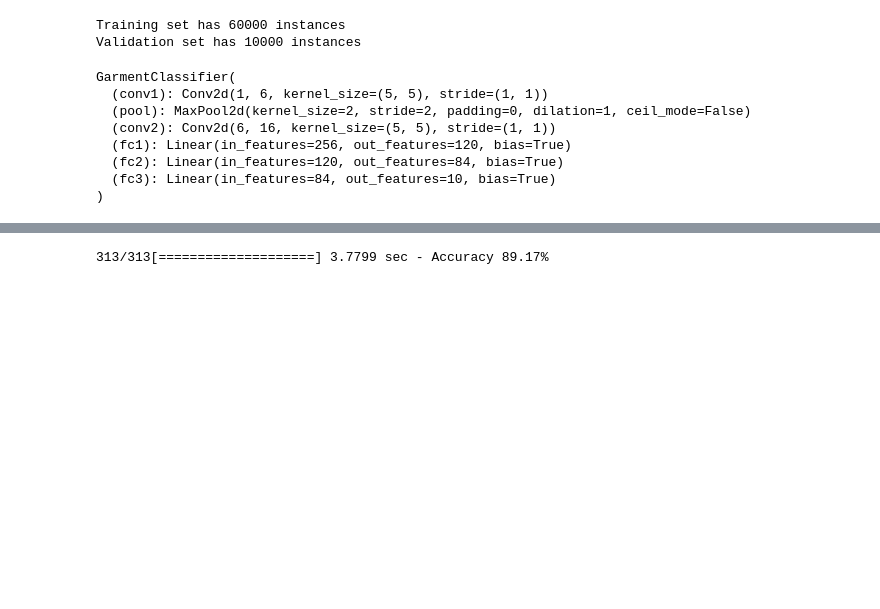
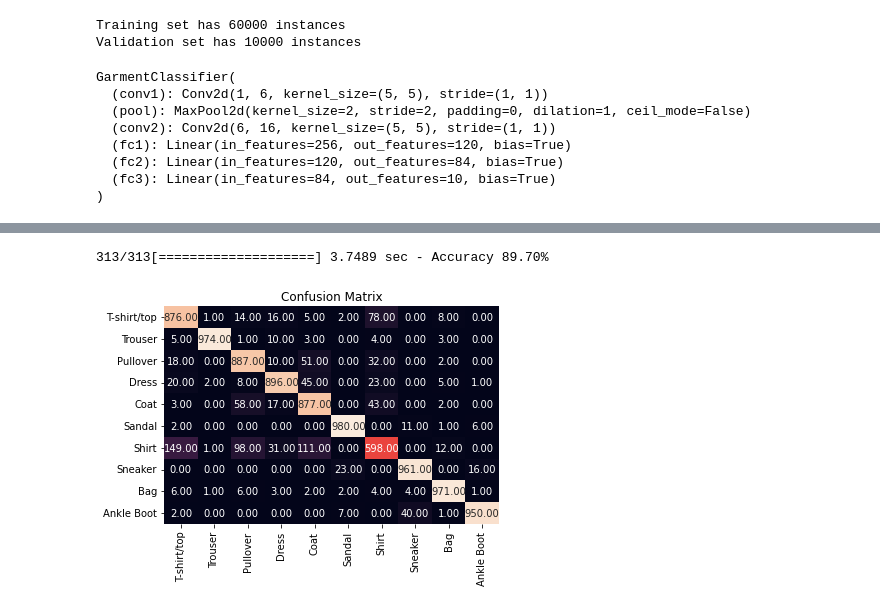
Before and after one commit to karencfisher/learning-pytorch, a Jupyter notebook: fashion_mnist.ipynb, the cells around one changed output, grey strips where cells are left out. Cells and saved outputs as stored; diff of their text form; code cells hidden in the pictures; blank space fills up the shorter version.

```diff
--- a/fashion_mnist.ipynb
+++ b/fashion_mnist.ipynb
@@ -99,4 +123,19 @@ utils.plot_history(hist)
 # %%
-_, _, _ = trainer.evaluate(validation_loader)
+preds, labels, score = trainer.evaluate(validation_loader)
 # %% [output]
-313/313[====================] 3.7799 sec - Accuracy 89.17%
+313/313[====================] 3.7489 sec - Accuracy 89.70%
+# %%
+y = [labels.numpy() for _, labels in validation_loader]
+y = np.concatenate(y)
+
+cm = confusion_matrix(y, labels)
+sns.heatmap(cm,
+            annot=True,
+            fmt='.2f',
+            cbar=False,
+            xticklabels=classes,
+            yticklabels=classes)
+plt.title('Confusion Matrix')
+plt.show()
+# %% [output]
+[figure, added]
```
Also changed, not shown: parts of 5 cells of this notebook.
